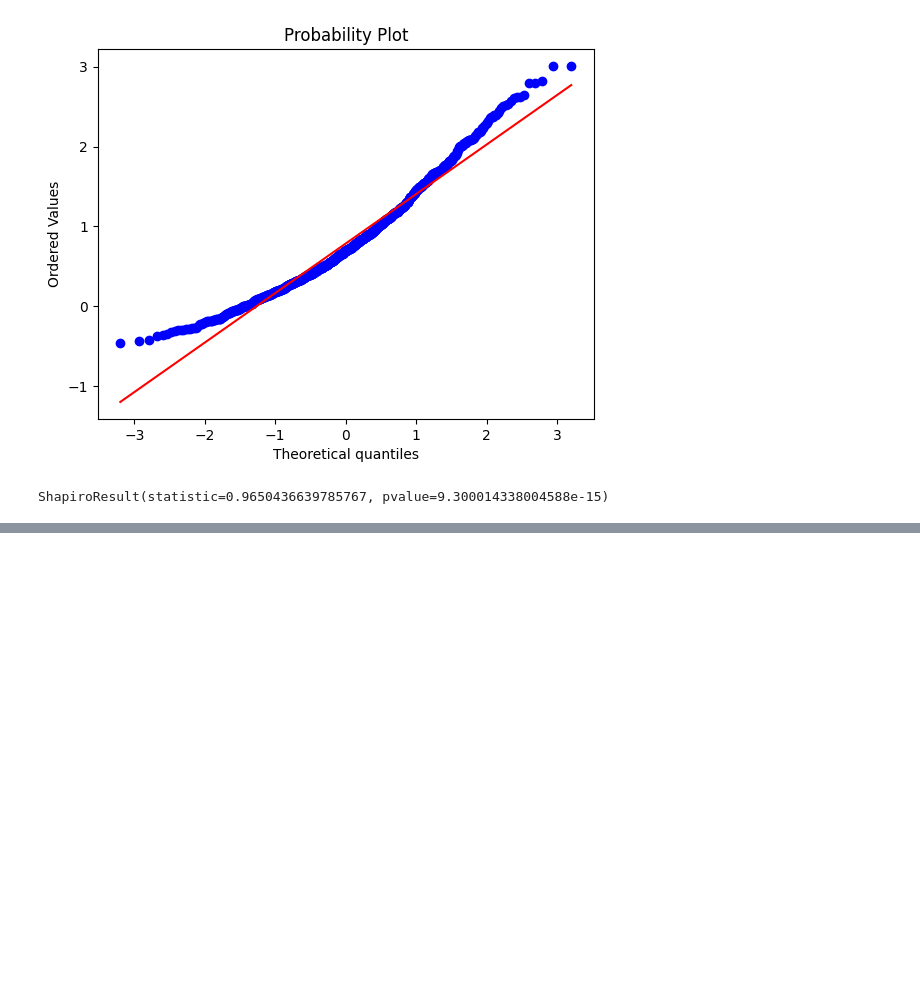
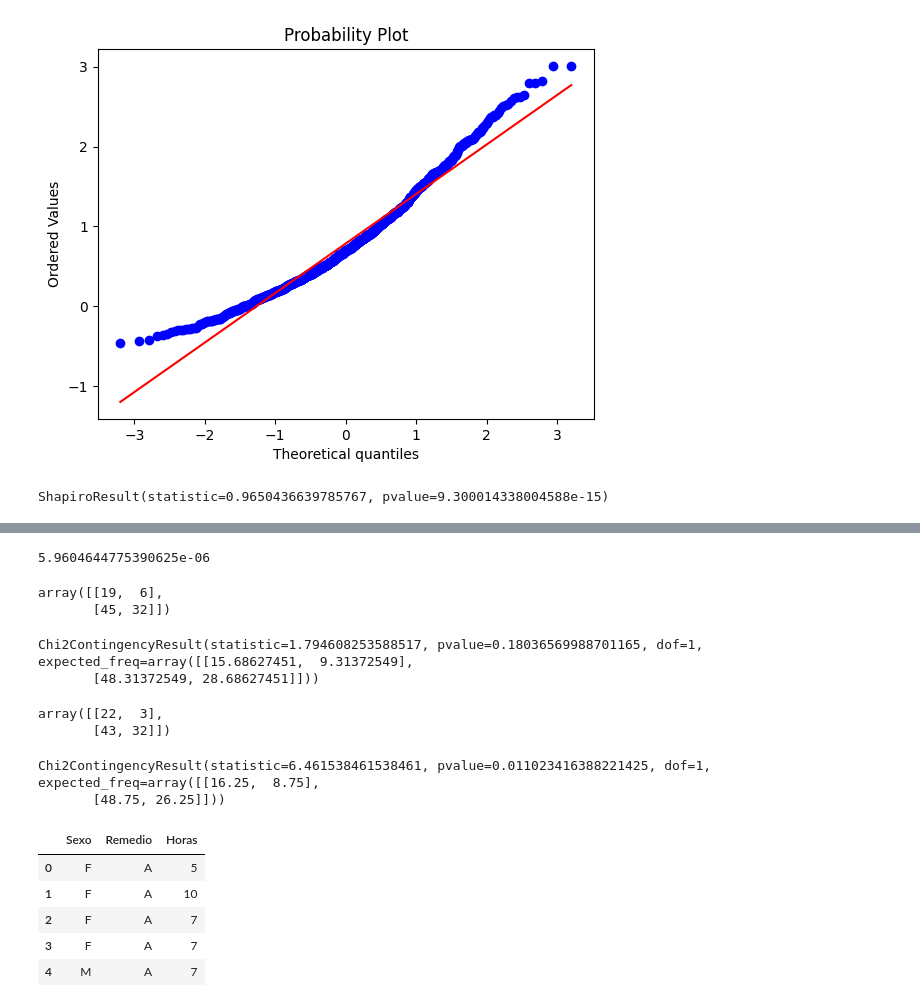
Before and after one commit to DiasMelissa/DataScience, a Jupyter notebook: statistics.ipynb, the cells around one changed output, grey strips where cells are left out. Drawn from its saved outputs; the diff is of its cells as text; code cells hidden in the pictures; blank space fills up the shorter version.

```diff
--- a/statistics.ipynb
+++ b/statistics.ipynb
@@ -253,0 +306,36 @@ ShapiroResult(statistic=0.9650436639785767, pvalue=9.300014338004588e-15)
+# %%
+binom.pmf(12, 12, 0.25) * 100
+# %% [output]
+5.9604644775390625e-06
+# %%
+novela = np.array([[19, 6], [45, 32]])
+novela
+# %% [output]
+array([[19,  6],
+       [45, 32]])
+# %%
+chi2_contingency(novela)
+# %% [output]
+Chi2ContingencyResult(statistic=1.794608253588517, pvalue=0.18036569988701165, dof=1, expected_freq=array([[15.68627451,  9.31372549],
+       [48.31372549, 28.68627451]]))
+# %%
+novela2 = np.array([[22, 3], [43, 32]])
+novela2
+# %% [output]
+array([[22,  3],
+       [43, 32]])
+# %%
+chi2_contingency(novela2)
+# %% [output]
+Chi2ContingencyResult(statistic=6.461538461538461, pvalue=0.011023416388221425, dof=1, expected_freq=array([[16.25,  8.75],
+       [48.75, 26.25]]))
+# %%
+treatment = pd.read_csv('/content/anova.csv', sep = ';')
+treatment.head()
+# %% [output]
+|  | Sexo | Remedio | Horas |
+| 0 | F | A | 5 |
+| 1 | F | A | 10 |
+| 2 | F | A | 7 |
+| 3 | F | A | 7 |
+| 4 | M | A | 7 |
```
Also changed, not shown: parts of 16 cells of this notebook.
